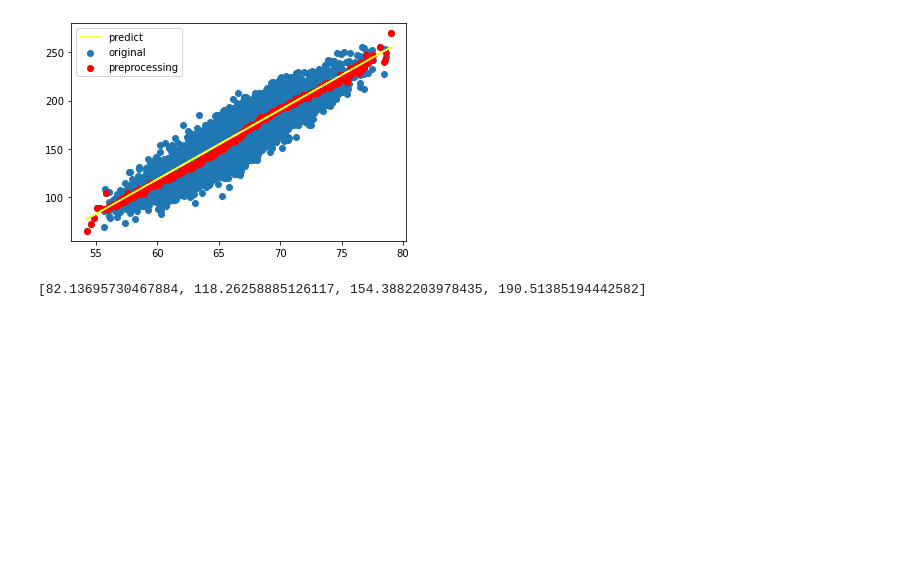
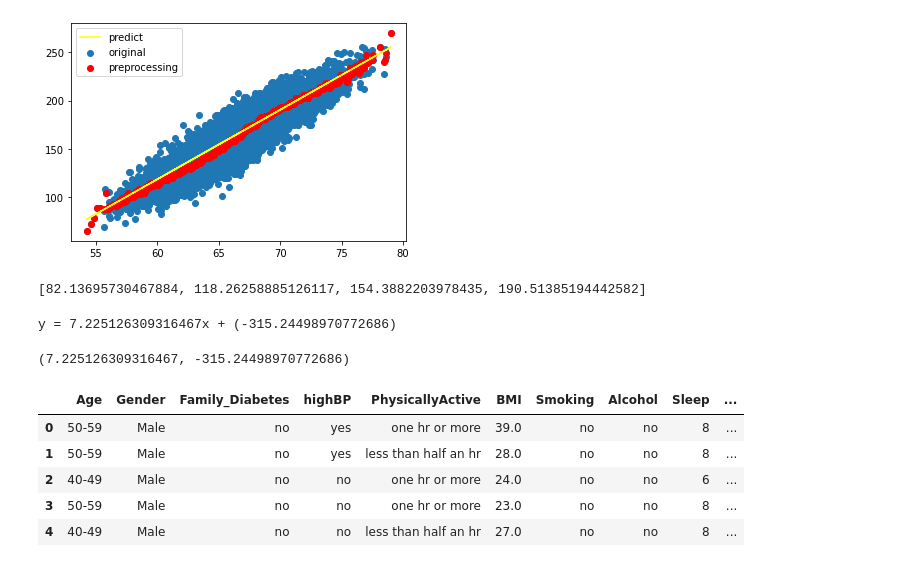
Before and after one commit to SimplePro/PcmLinearRegression, a Jupyter notebook: CustomML/test.ipynb, the cells around one changed output. Cells and saved outputs as stored; diff of their text form; code cells hidden in the pictures; blank space fills up the shorter version.

```diff
--- a/CustomML/test.ipynb
+++ b/CustomML/test.ipynb
@@ -61,3 +61,18 @@ pred = lr_model.predict([55, 60, 65, 70])
 print(pred)
 # %% [output]
 [82.13695730467884, 118.26258885126117, 154.3882203978435, 190.51385194442582]
+# %%
+lr_model.info()
+# %% [output]
+y = 7.225126309316467x + (-315.24498970772686)
+(7.225126309316467, -315.24498970772686)
+# %%
+df = pd.read_csv("./diabetes_dataset__2019.csv ")
+df.head()
+# %% [output]
+|  | Age | Gender | Family_Diabetes | highBP | PhysicallyActive | BMI | Smoking | Alcohol | Sleep | ... |
+| 0 | 50-59 | Male | no | yes | one hr or more | 39.0 | no | no | 8 | ... |
+| 1 | 50-59 | Male | no | yes | less than half an hr | 28.0 | no | no | 8 | ... |
+| 2 | 40-49 | Male | no | no | one hr or more | 24.0 | no | no | 6 | ... |
+| 3 | 50-59 | Male | no | no | one hr or more | 23.0 | no | no | 8 | ... |
+| 4 | 40-49 | Male | no | no | less than half an hr | 27.0 | no | no | 8 | ... |
```
Also changed, not shown: parts of 7 cells of this notebook.
